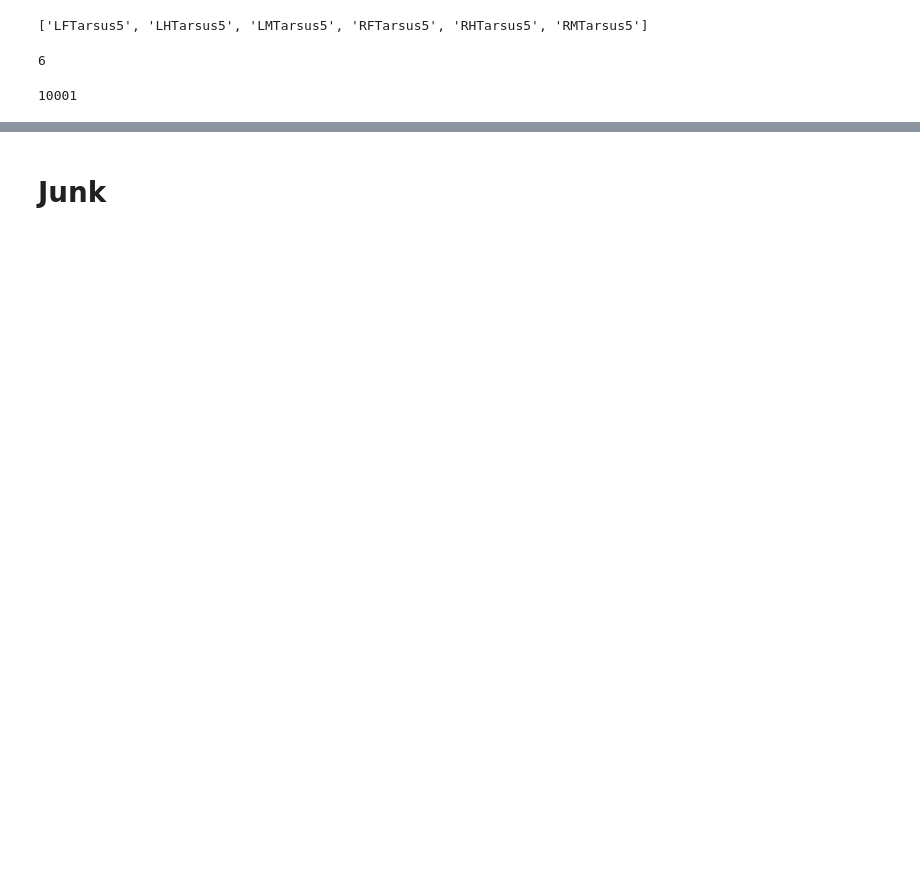
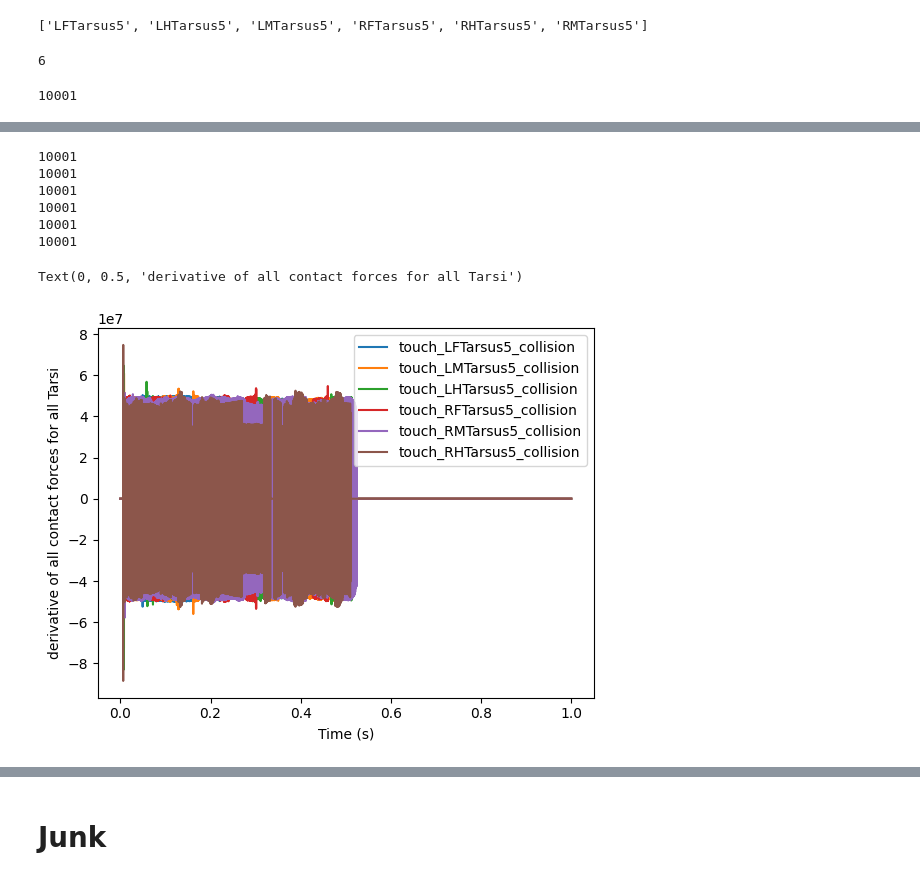
Before and after one commit to LaetiMS/flygym_adhesion-Laetitia, a Jupyter notebook: notebooks/mujoco_adhesion.ipynb, the cells around one changed output, grey strips where cells are left out. Saved outputs shown, nothing was run; the diff lists cells and outputs as text; code cells hidden in the pictures; blank space fills up the shorter version.

```diff
--- a/notebooks/mujoco_adhesion.ipynb
+++ b/notebooks/mujoco_adhesion.ipynb
@@ -375,0 +412,18 @@ Text(0, 0.5, 'x- Position end_effectors')
+# %%
+for i, deriv_touch_sensor in enumerate(derivative_touch_sensor_Tarsi5_data):
+    plt.plot(np.arange(len(deriv_touch_sensor)) * nmf.timestep,
+        deriv_touch_sensor,
+        label=touch_sensor_Tarsi5_names[i])
+    print(len(deriv_touch_sensor))
+plt.legend()
+plt.xlabel('Time (s)')
+plt.ylabel('derivative of all contact forces for all Tarsi')
+# %% [output]
+10001
+10001
+10001
+10001
+10001
+10001
+Text(0, 0.5, 'derivative of all contact forces for all Tarsi')
+[figure, added]
```
Also changed, not shown: parts of 46 cells of this notebook, 1 other file.
